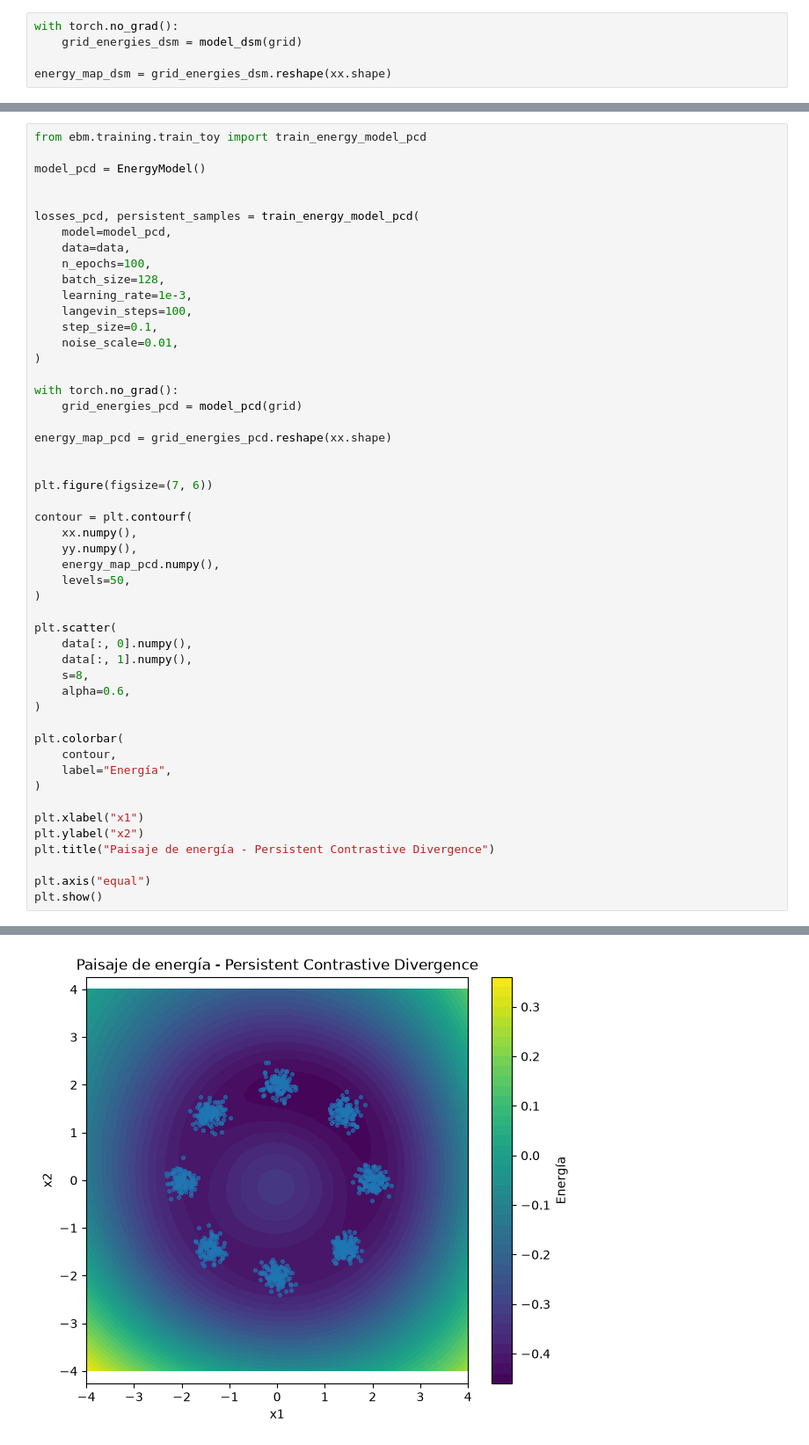
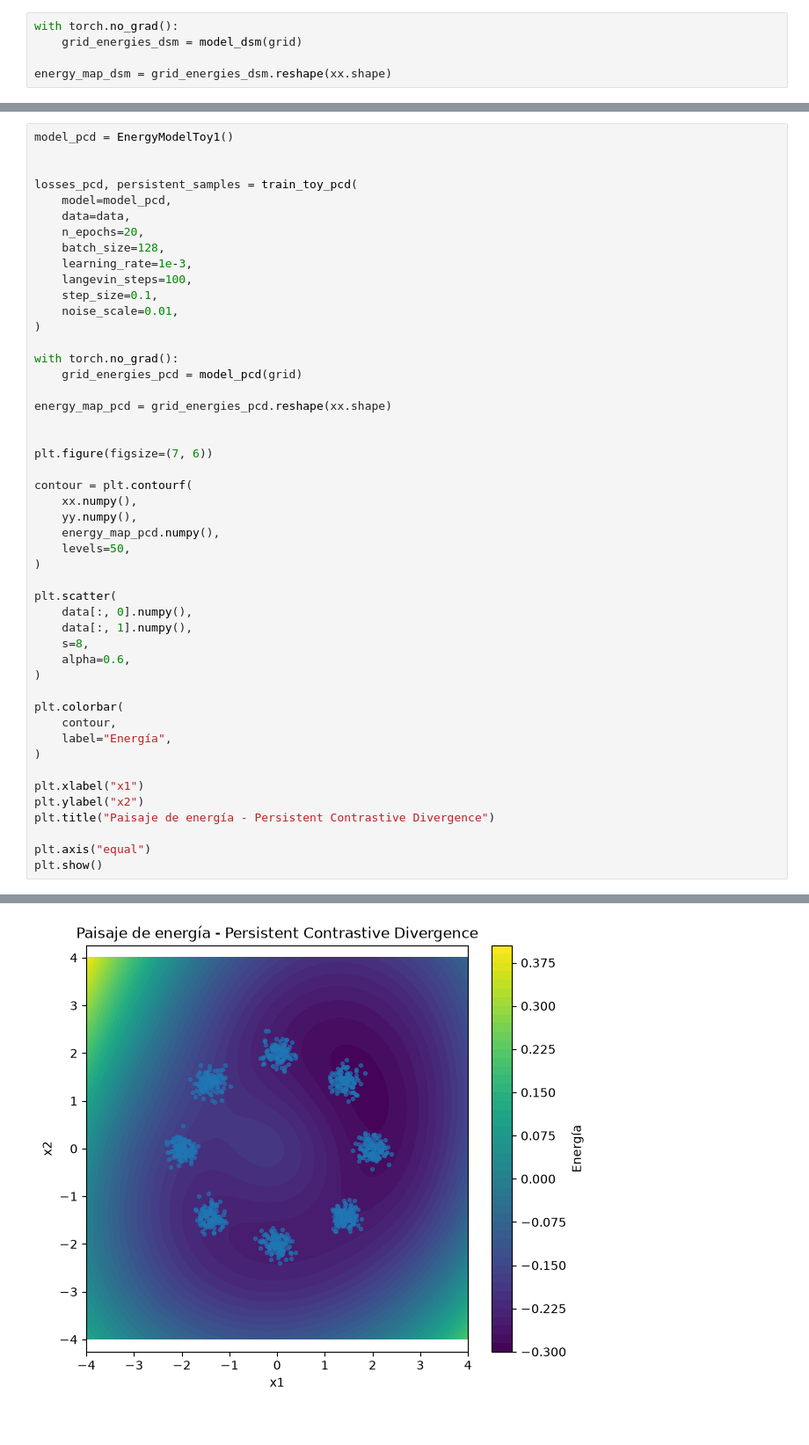
Before and after one commit to IB83256/TFG, a Jupyter notebook: ebm/notebooks/01_energy_model_toy.ipynb, the cells around one changed output, grey strips where cells are left out. Shown at 88% size. Drawn from its saved outputs; the diff is of its cells as text.

```diff
--- a/ebm/notebooks/01_energy_model_toy.ipynb
+++ b/ebm/notebooks/01_energy_model_toy.ipynb
@@ -303,13 +430,11 @@ plt.show()
 # %%
-from ebm.training.train_toy import train_energy_model_pcd
-
-model_pcd = EnergyModel()
+model_pcd = EnergyModelToy1()
 
 
-losses_pcd, persistent_samples = train_energy_model_pcd(
+losses_pcd, persistent_samples = train_toy_pcd(
     model=model_pcd,
     data=data,
-    n_epochs=100,
+    n_epochs=20,
     batch_size=128,
     learning_rate=1e-3,
     langevin_steps=100,
@@ -364 +481 @@ Epoch 90 | Loss PCD: 0.0503 | E_real: -0.4343 | E_model: -0.4967
-[figure, old version]
+[figure, new version]
```
Also changed, not shown: parts of 15 cells of this notebook, 37 other files.
